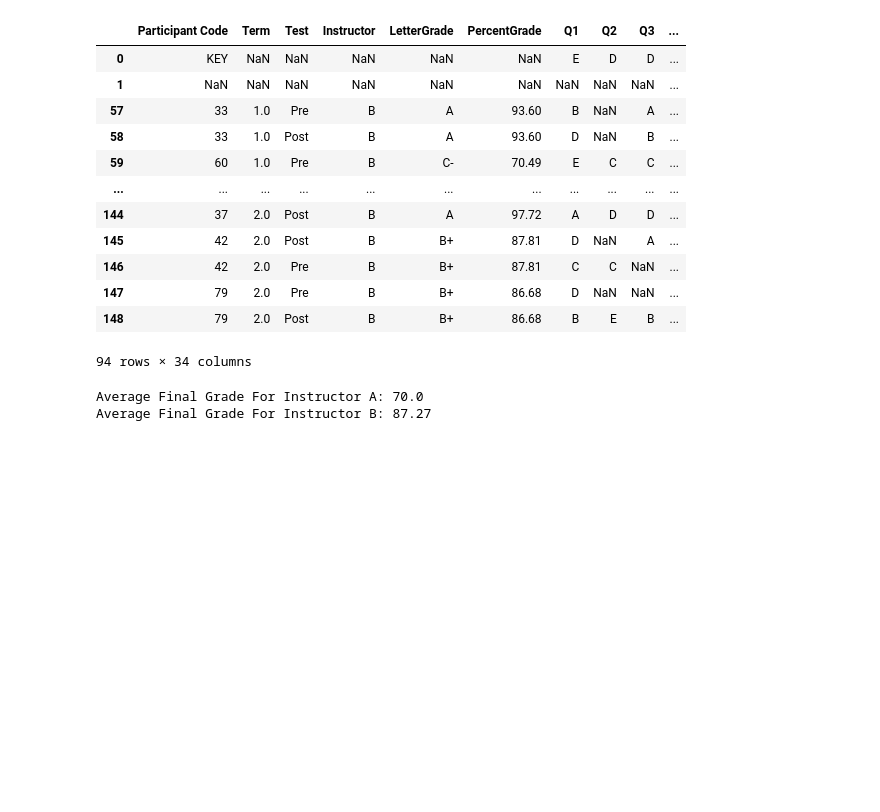
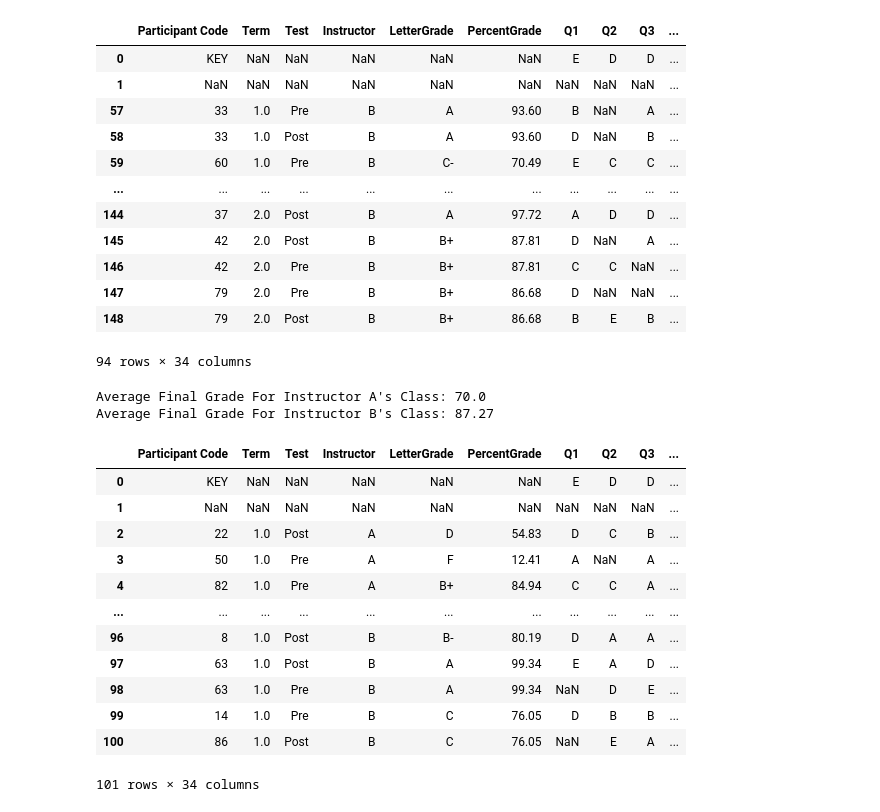
Before and after one commit to sgb7/Data_Analysis, a Jupyter notebook: Python, Assignment 3/Assignment 3, Data Analysis.ipynb, the cells around one changed output. Cells and saved outputs as stored; diff of their text form; code cells hidden in the pictures; blank space fills up the shorter version.

```diff
--- a/Python, Assignment 3/Assignment 3, Data Analysis.ipynb
+++ b/Python, Assignment 3/Assignment 3, Data Analysis.ipynb
@@ -264,11 +265,28 @@ InstructorBOnly
 AvgFinalAGrade = InstructorAOnly['PercentGrade'].mean().round(2)
 AvgFinalBGrade = InstructorBOnly['PercentGrade'].mean().round(2)
 
-print("Average Final Grade For Instructor A: " + str(AvgFinalAGrade))
-print("Average Final Grade For Instructor B: " + str(AvgFinalBGrade))
+print("Average Final Grade For Instructor A's Class: " + str(AvgFinalAGrade))
+print("Average Final Grade For Instructor B's Class: " + str(AvgFinalBGrade))
 # %% [output]
-Average Final Grade For Instructor A: 70.0
-Average Final Grade For Instructor B: 87.27
+Average Final Grade For Instructor A's Class: 70.0
+Average Final Grade For Instructor B's Class: 87.27
 # %%
 # On average, the final grades for instructor A's class as a whole seem to be lower than the final grades of
 # instructor B's class as a whole.
+# %%
+Term1Only = df[df.Term != 2.0]
+Term1Only
+# %% [output]
+|  | Participant Code | Term | Test | Instructor | LetterGrade | PercentGrade | Q1 | Q2 | Q3 | ... |
+| 0 | KEY | NaN | NaN | NaN | NaN | NaN | E | D | D | ... |
+| 1 | NaN | NaN | NaN | NaN | NaN | NaN | NaN | NaN | NaN | ... |
+| 2 | 22 | 1.0 | Post | A | D | 54.83 | D | C | B | ... |
+| 3 | 50 | 1.0 | Pre | A | F | 12.41 | A | NaN | A | ... |
+| 4 | 82 | 1.0 | Pre | A | B+ | 84.94 | C | C | A | ... |
+| ... | ... | ... | ... | ... | ... | ... | ... | ... | ... | ... |
+| 96 | 8 | 1.0 | Post | B | B- | 80.19 | D | A | A | ... |
+| 97 | 63 | 1.0 | Post | B | A | 99.34 | E | A | D | ... |
+| 98 | 63 | 1.0 | Pre | B | A | 99.34 | NaN | D | E | ... |
+| 99 | 14 | 1.0 | Pre | B | C | 76.05 | D | B | B | ... |
+| 100 | 86 | 1.0 | Post | B | C | 76.05 | NaN | E | A | ... |
+101 rows × 34 columns
```
Also changed, not shown: parts of 4 cells of this notebook.
